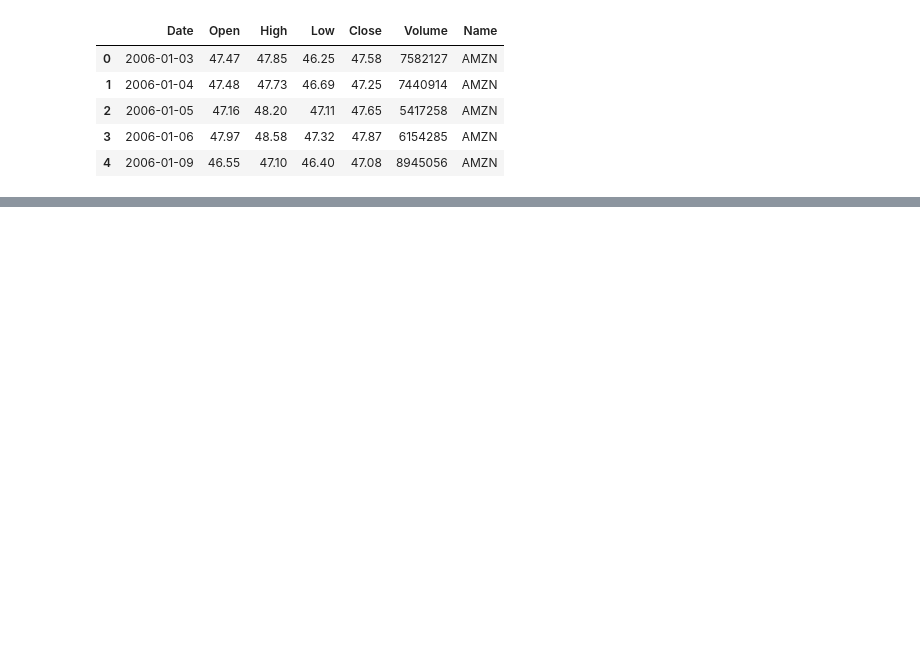
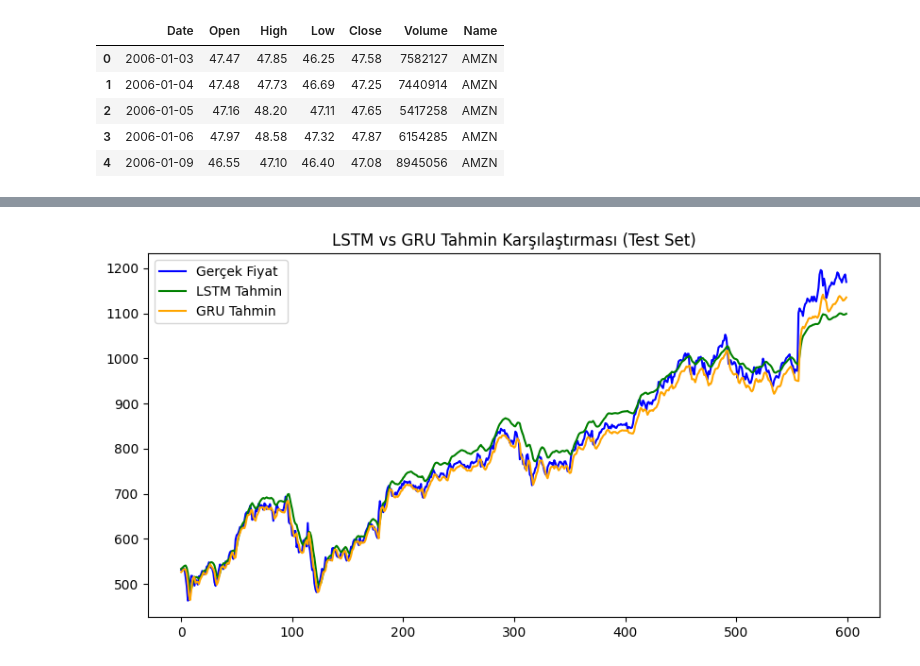
Before and after one commit to sema2817/StockPrice, a Jupyter notebook: StockPrice.ipynb, the cells around one changed output, grey strips where cells are left out. Saved outputs shown, nothing was run; the diff lists cells and outputs as text; code cells hidden in the pictures; blank space fills up the shorter version.

```diff
--- a/StockPrice.ipynb
+++ b/StockPrice.ipynb
@@ -280,0 +289,6 @@ torch.save(model.state_dict(), "lstm_model_day20.pth")
+# %%
+train_dataset = TensorDataset(X_train, y_train)
+test_dataset  = TensorDataset(X_test, y_test)
+
+train_loader = DataLoader(train_dataset, batch_size=32, shuffle=True)
+test_loader  = DataLoader(test_dataset, batch_size=32, shuffle=False)
@@ -280,0 +510,11 @@ torch.save(model.state_dict(), "lstm_model_day20.pth")
+# %%
+model.eval()
+gru_model.eval()
+
+with torch.no_grad():
+    lstm_preds = model(X_test).numpy()
+    gru_preds = gru_model(X_test).numpy()
+
+lstm_pred_prices = scaler.inverse_transform(lstm_preds)
+gru_pred_prices  = scaler.inverse_transform(gru_preds)
+actual_prices    = scaler.inverse_transform(y_test.numpy())
@@ -280,0 +532,10 @@ torch.save(model.state_dict(), "lstm_model_day20.pth")
+# %%
+plt.figure(figsize=(10,5))
+plt.plot(actual_prices, label="Gerçek Fiyat", color="blue")
+plt.plot(lstm_pred_prices, label="LSTM Tahmin", color="green")
+plt.plot(gru_pred_prices, label="GRU Tahmin", color="orange")
+plt.legend()
+plt.title("LSTM vs GRU Tahmin Karşılaştırması (Test Set)")
+plt.show()
+# %% [output]
+[figure, added]
```
Also changed, not shown: parts of 20 cells of this notebook.
